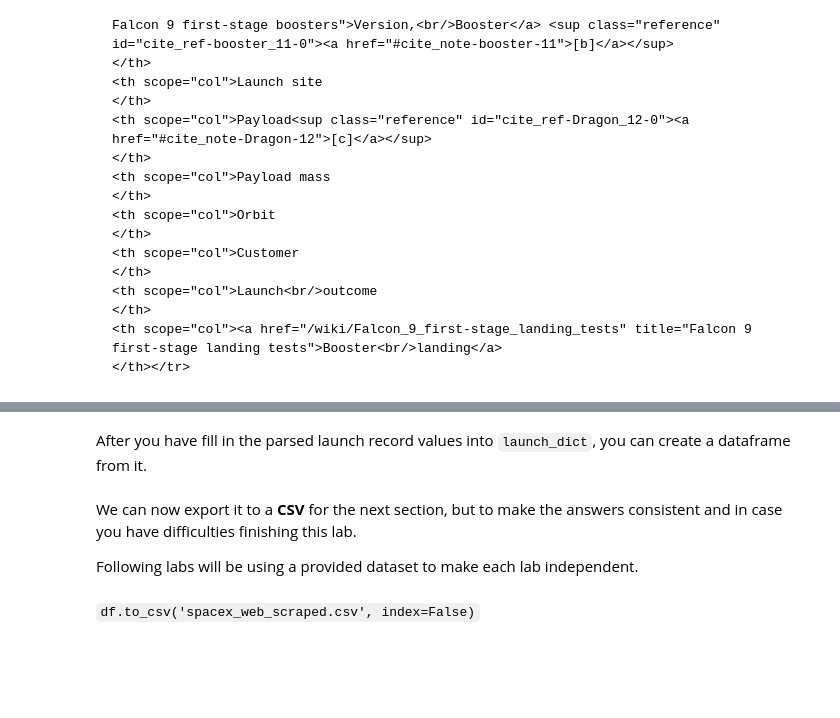
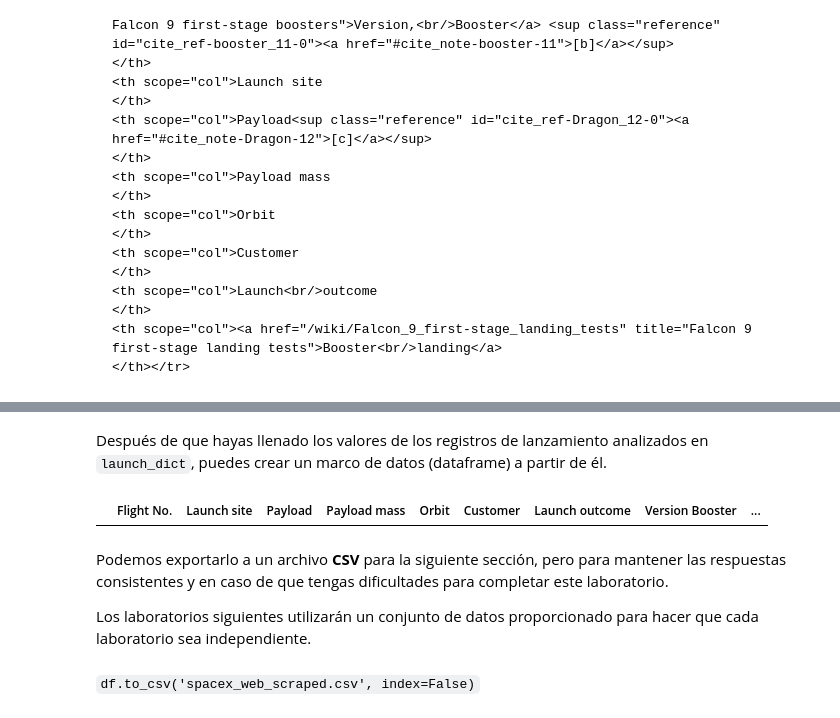
Before and after one commit to Willer5000/testrepo, a Jupyter notebook: Semana 1/jupyter-labs-webscraping.ipynb, the cells around one changed output, grey strips where cells are left out. Saved outputs shown, nothing was run; the diff lists cells and outputs as text; code cells hidden in the pictures; blank space fills up the shorter version.

```diff
--- a/Semana 1/jupyter-labs-webscraping.ipynb
+++ b/Semana 1/jupyter-labs-webscraping.ipynb
@@ -156,0 +147,4 @@ You should able to see the columns names embedded in the table header elements `
+# %%
+# Utiliza la función `find_all` en el objeto BeautifulSoup,
+# con el tipo de elemento `table`. Asigna el resultado a una lista llamada `html_tables`.
+html_tables = soup.find_all('table')
@@ -190,0 +203,12 @@ Check the extracted column names
+# %%
+
+column_names = []
+
+# Aplicar la función find_all() con el elemento `th` en first_launch_table
+# Iterar sobre cada elemento th y aplicar la función extract_column_from_header() para obtener un nombre de columna
+# Agregar el nombre de columna no vacío (`if name is not None and len(name) > 0`) a una lista llamada column_names
+
+for header in first_launch_table.find_all('th'):
+    name = extract_column_from_header(header)
+    if name is not None and len(name) > 0:
+        column_names.append(name)
@@ -296,10 +345,14 @@ for table_number,table in enumerate(soup.find_all('table',"wikitable plainrowhea
-# %% [markdown]
-After you have fill in the parsed launch record values into `launch_dict`, you can create a dataframe from it.
+# %% [markdown]
+Después de que hayas llenado los valores de los registros de lanzamiento analizados en `launch_dict`, puedes crear un marco de datos (dataframe) a partir de él.
 # %%
 df= pd.DataFrame({ key:pd.Series(value) for key, value in launch_dict.items() })
-# %% [markdown]
-We can now export it to a <b>CSV</b> for the next section, but to make the answers consistent and in case you have difficulties finishing this lab.
-
-Following labs will be using a provided dataset to make each lab independent.
+# %%
+df
+# %% [output]
+|  | Flight No. | Launch site | Payload | Payload mass | Orbit | Customer | Launch outcome | Version Booster | ... |
+# %% [markdown]
+ Podemos exportarlo a un archivo <b>CSV</b> para la siguiente sección, pero para mantener las respuestas consistentes y en caso de que tengas dificultades para completar este laboratorio.
+
+Los laboratorios siguientes utilizarán un conjunto de datos proporcionado para hacer que cada laboratorio sea independiente.
 # %% [markdown]
 <code>df.to_csv('spacex_web_scraped.csv', index=False)</code>
```
Also changed, not shown: parts of 32 cells of this notebook, 1 other file.
